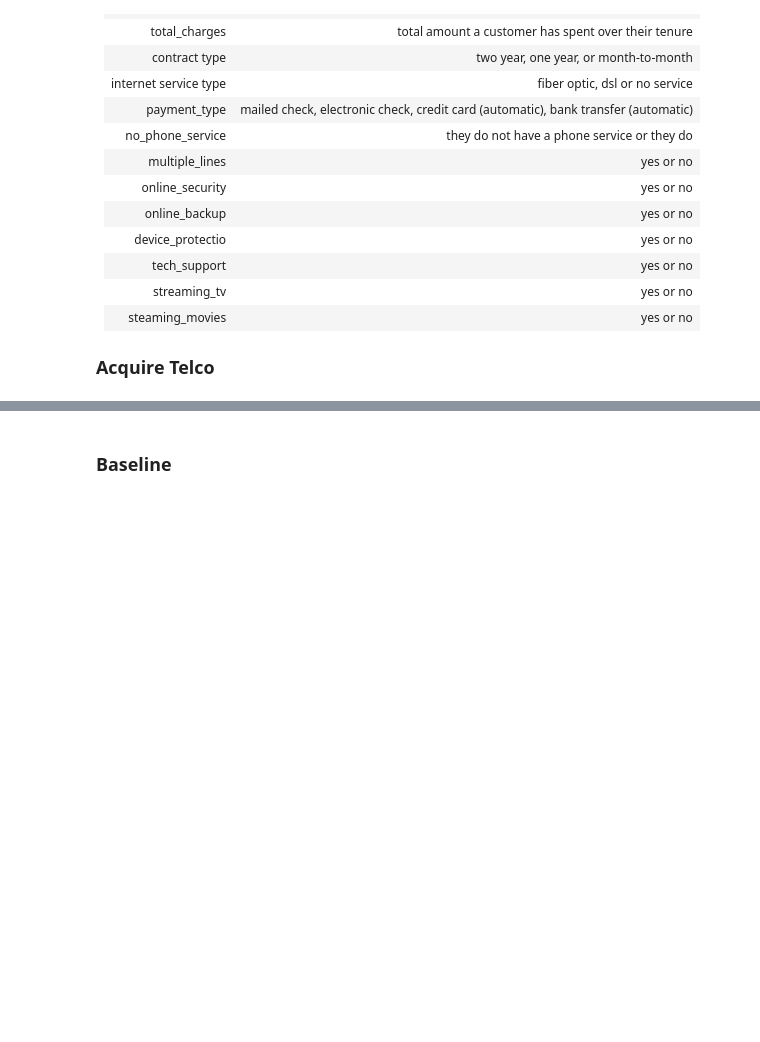
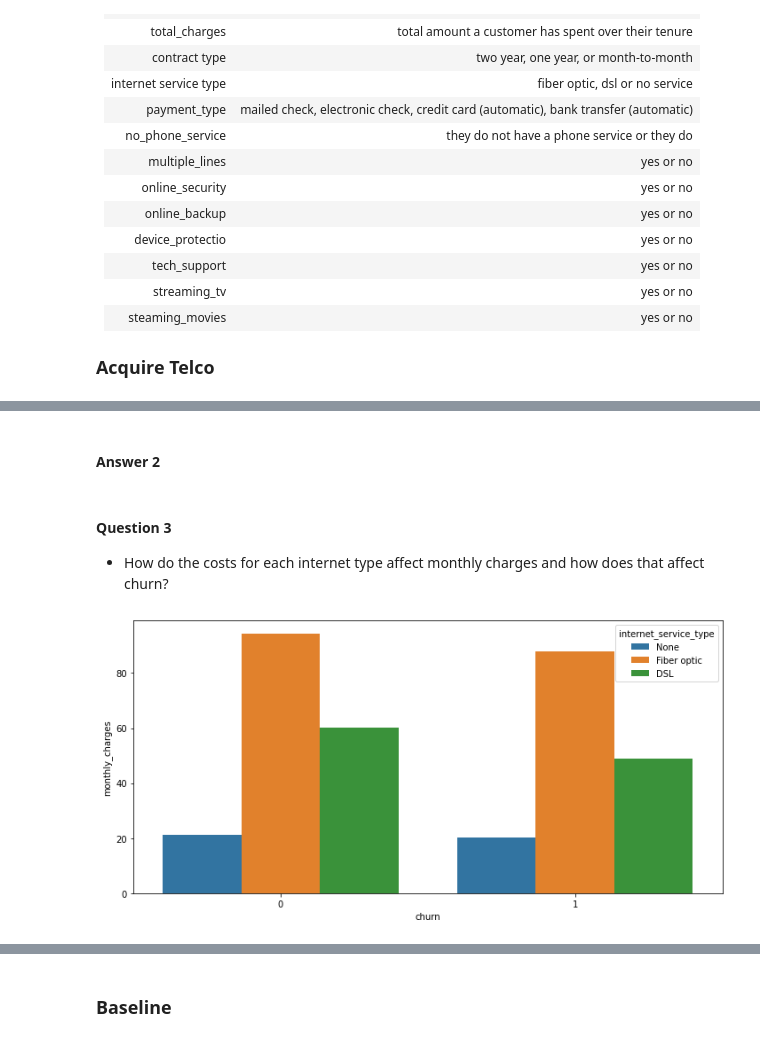
Before and after one commit to scottschmidl/telco_churn_project, a Jupyter notebook: report.ipynb, the cells around one changed output, grey strips where cells are left out. Saved outputs shown, nothing was run; the diff lists cells and outputs as text; code cells hidden in the pictures; blank space fills up the shorter version.

```diff
--- a/report.ipynb
+++ b/report.ipynb
@@ -151,0 +187,13 @@ pd.options.display.max_columns = 30
+# %% [markdown]
+#### Answer 2
+# %% [markdown]
+#### Question 3
+- How do the costs for each internet type affect monthly charges and how does that affect churn?
+# %%
+_ = plt.figure(figsize=(10, 5))
+sns.barplot(x="churn", y="monthly_charges", data=train, ci=None, hue="internet_service_type")
+plt.tight_layout();
+fiber = pd.DataFrame([[932, 419], [1261, 2476]], index=["churn", "no_churn"], columns=["fiber", "not_fiber"])
+fiber_t, fiber_p, fiber_dof, fiber_expected = stats.chi2_contingency(fiber)
+# %% [output]
+[figure, added]
```
Also changed, not shown: parts of 21 cells of this notebook, 2 other files.
